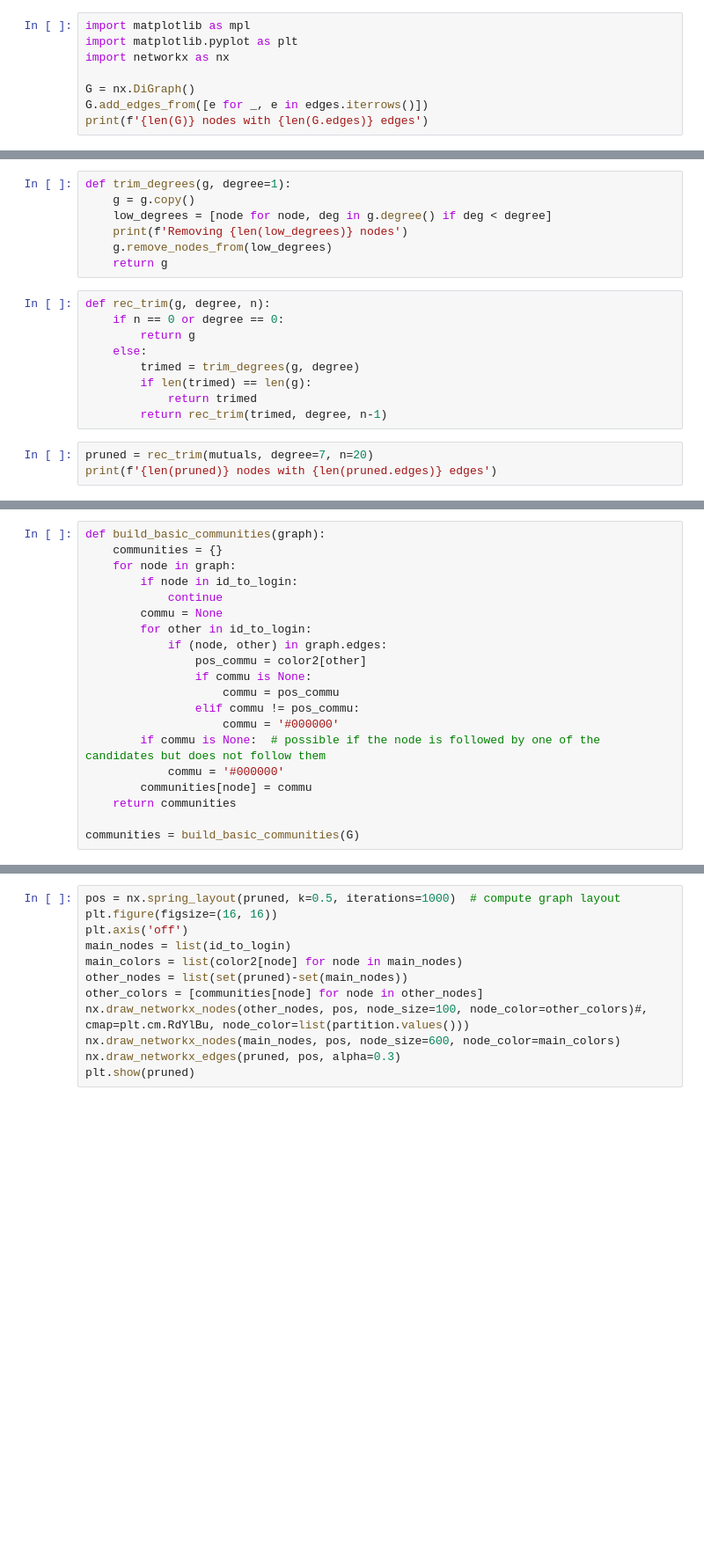
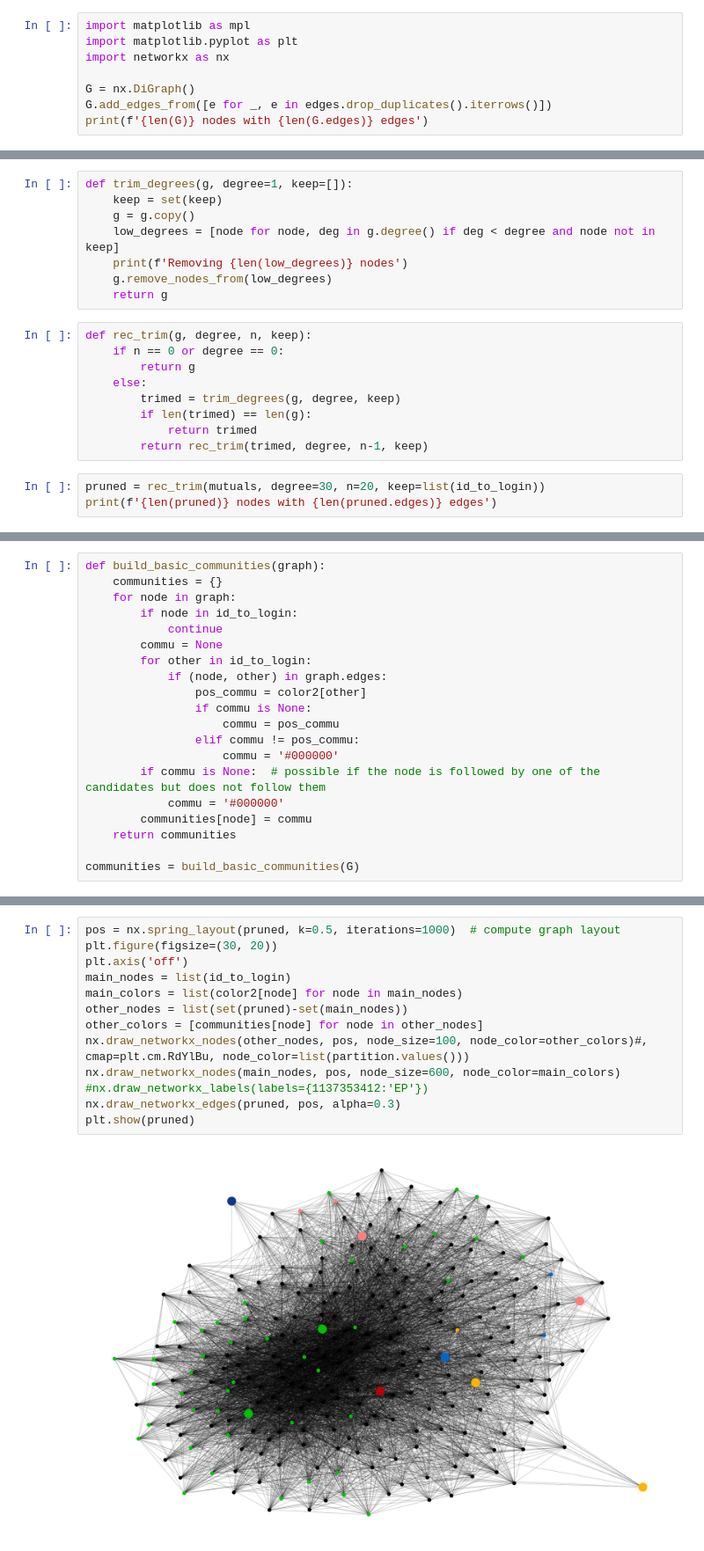
Before and after one commit to Ezibenroc/twitter_data, a Jupyter notebook: friendship_graph.ipynb, the cells around one changed output, grey strips where cells are left out. Shown at 88% size. Saved outputs shown, nothing was run; the diff lists cells and outputs as text; blank space fills up the shorter version.

```diff
--- a/friendship_graph.ipynb
+++ b/friendship_graph.ipynb
@@ -72,5 +187,5 @@ import matplotlib.pyplot as plt
 import networkx as nx
 
 G = nx.DiGraph()
-G.add_edges_from([e for _, e in edges.iterrows()])
+G.add_edges_from([e for _, e in edges.drop_duplicates().iterrows()])
 print(f'{len(G)} nodes with {len(G.edges)} edges')
@@ -80,19 +225,20 @@ print(f'{len(mutuals)} nodes with {len(mutuals.edges)} edges')
 # %%
-def trim_degrees(g, degree=1):
+def trim_degrees(g, degree=1, keep=[]):
+    keep = set(keep)
     g = g.copy()
-    low_degrees = [node for node, deg in g.degree() if deg < degree]
+    low_degrees = [node for node, deg in g.degree() if deg < degree and node not in keep]
     print(f'Removing {len(low_degrees)} nodes')
     g.remove_nodes_from(low_degrees)
     return g
 # %%
-def rec_trim(g, degree, n):
+def rec_trim(g, degree, n, keep):
     if n == 0 or degree == 0:
         return g
     else:
-        trimed = trim_degrees(g, degree)
+        trimed = trim_degrees(g, degree, keep)
         if len(trimed) == len(g):
             return trimed
-        return rec_trim(trimed, degree, n-1)
+        return rec_trim(trimed, degree, n-1, keep)
 # %%
-pruned = rec_trim(mutuals, degree=7, n=20)
+pruned = rec_trim(mutuals, degree=30, n=20, keep=list(id_to_login))
 print(f'{len(pruned)} nodes with {len(pruned.edges)} edges')
@@ -122,12 +289,15 @@ print(len([col for col in communities.values() if col != '#000000']))
 # %%
 pos = nx.spring_layout(pruned, k=0.5, iterations=1000)  # compute graph layout
-plt.figure(figsize=(16, 16))
+plt.figure(figsize=(30, 20))
 plt.axis('off')
 main_nodes = list(id_to_login)
 main_colors = list(color2[node] for node in main_nodes)
 other_nodes = list(set(pruned)-set(main_nodes))
 other_colors = [communities[node] for node in other_nodes]
 nx.draw_networkx_nodes(other_nodes, pos, node_size=100, node_color=other_colors)#, cmap=plt.cm.RdYlBu, node_color=list(partition.values()))
 nx.draw_networkx_nodes(main_nodes, pos, node_size=600, node_color=main_colors)
+#nx.draw_networkx_labels(labels={1137353412:'EP'})
 nx.draw_networkx_edges(pruned, pos, alpha=0.3)
 plt.show(pruned)
+# %% [output]
+[figure, added]
```
Also changed, not shown: parts of 41 cells of this notebook, 2 other files.
